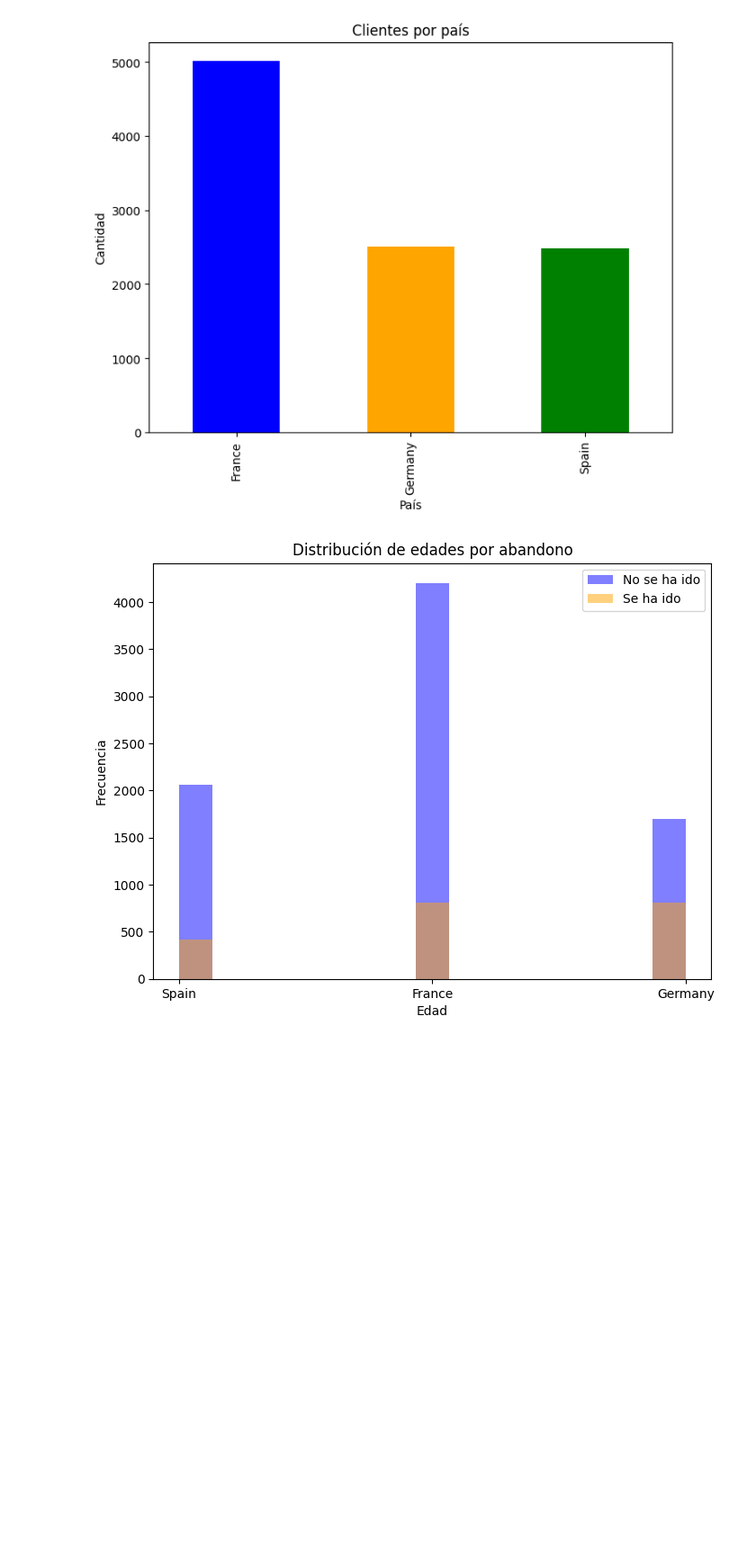
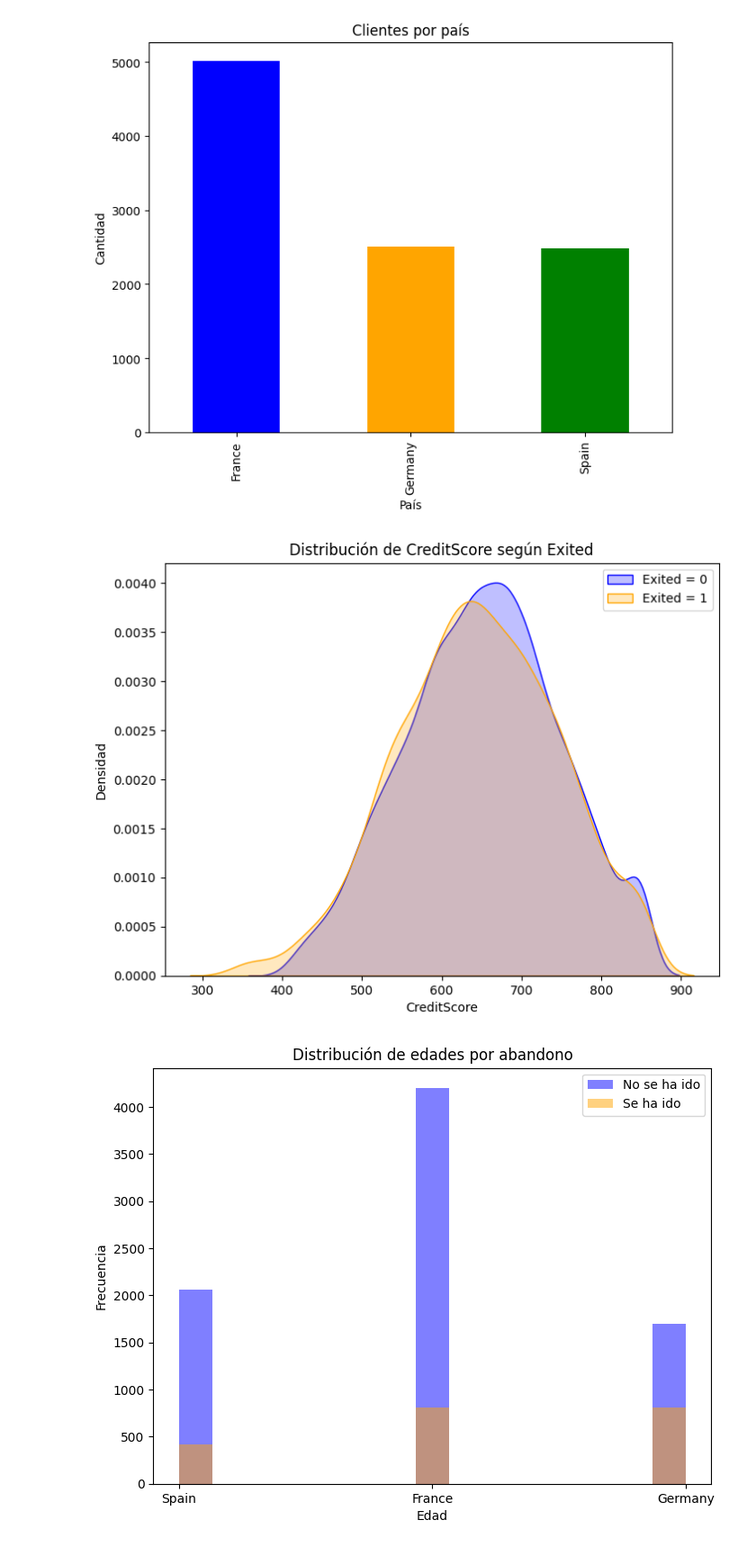
Before and after one commit to DJChincuini/Bank_Customer_Churn, a Jupyter notebook: EDA.ipynb, the cells around one changed output. Shown at 90% size. Cells and saved outputs as stored; diff of their text form; code cells hidden in the pictures; blank space fills up the shorter version.

```diff
--- a/EDA.ipynb
+++ b/EDA.ipynb
@@ -103,6 +103,17 @@ plt.ylabel('Cantidad')
 plt.show()
 # %% [output]
 [figure]
+# %%
+plt.figure(figsize=(8, 6))
+sns.kdeplot(df[df['Exited'] == 0]['CreditScore'], label='Exited = 0', fill=True, color='blue')
+sns.kdeplot(df[df['Exited'] == 1]['CreditScore'], label='Exited = 1', fill=True, color='orange')
+plt.title('Distribución de CreditScore según Exited')
+plt.xlabel('CreditScore')
+plt.ylabel('Densidad')
+plt.legend()
+plt.show()
+# %% [output]
+[figure, added]
 # %%
 # Filtro los paises segun la columna Exited
 country_exited_0 = df[df['Exited'] == 0]['Geography']
```
Also changed, not shown: parts of 3 cells of this notebook.
